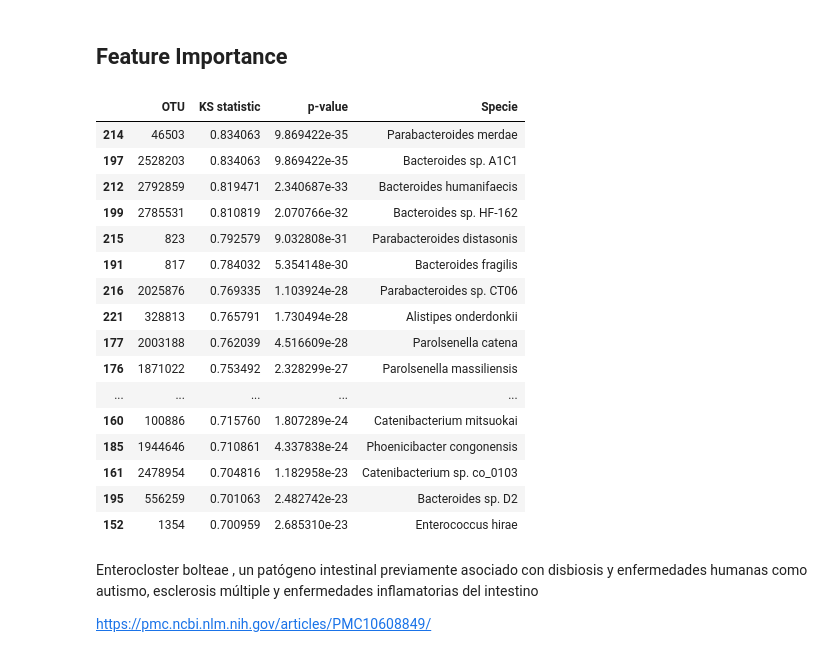
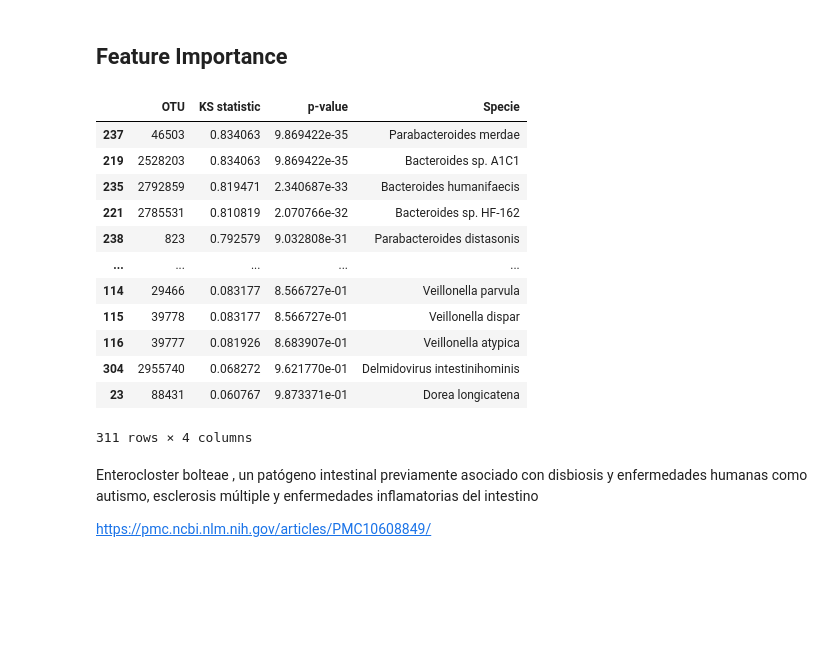
Before and after one commit to RafaPe/MX-Rural-Urban-Microbiome, a Jupyter notebook: notebooks/clutering_experiments.ipynb, the cells around one changed output. Saved outputs shown, nothing was run; the diff lists cells and outputs as text; code cells hidden in the pictures; blank space fills up the shorter version.

```diff
--- a/notebooks/clutering_experiments.ipynb
+++ b/notebooks/clutering_experiments.ipynb
@@ -101,7 +102,7 @@ The objective is to form meaningful clusters that align with the biological and
 # %%
 study = optuna.create_study(direction='maximize')
 
-study.optimize(lambda trial: optimization_function(trial, taxonomy, lifestyle), n_trials=1000)
+study.optimize(lambda trial: optimization_function(trial, taxonomy, lifestyle), n_trials=5000)
 study.trials_dataframe().to_csv('results.csv', index = False)
 
 print("Best Parameters:", study.best_params)
@@ -131,7 +132,7 @@ Best Score: 0.7296597712096574
 # %% [markdown]
 Initialized clustom clustering models with the best performing parameters and predicting the labels on the complete dataset
 # %%
-clustering = CustomClustering(algorithm = 'gaussian_mixture', filter_criteria = 'abundance', filter_threshold=2.3, n_components = 2, random_state=42)
+clustering = CustomClustering(algorithm = 'gaussian_mixture', filter_criteria = 'abundance', filter_threshold=1.8, n_components = 2, random_state=42)
 # %%
 clustering.fit(taxonomy)
 # %% [output]
@@ -201,23 +166,19 @@ feature_importance['Specie'] = specie
-# %%
-feature_importance.sort_values(by='KS statistic', ascending=False).head(20)
-# %% [output]
-|  | OTU | KS statistic | p-value | Specie |
-| 214 | 46503 | 0.834063 | 9.869422e-35 | Parabacteroides merdae |
-| 197 | 2528203 | 0.834063 | 9.869422e-35 | Bacteroides sp. A1C1 |
-| 212 | 2792859 | 0.819471 | 2.340687e-33 | Bacteroides humanifaecis |
-| 199 | 2785531 | 0.810819 | 2.070766e-32 | Bacteroides sp. HF-162 |
-| 215 | 823 | 0.792579 | 9.032808e-31 | Parabacteroides distasonis |
-| 191 | 817 | 0.784032 | 5.354148e-30 | Bacteroides fragilis |
-| 216 | 2025876 | 0.769335 | 1.103924e-28 | Parabacteroides sp. CT06 |
-| 221 | 328813 | 0.765791 | 1.730494e-28 | Alistipes onderdonkii |
-| 177 | 2003188 | 0.762039 | 4.516609e-28 | Parolsenella catena |
-| 176 | 1871022 | 0.753492 | 2.328299e-27 | Parolsenella massiliensis |
-| ... | ... | ... | ... | ... |
-| 160 | 100886 | 0.715760 | 1.807289e-24 | Catenibacterium mitsuokai |
-| 185 | 1944646 | 0.710861 | 4.337838e-24 | Phoenicibacter congonensis |
-| 161 | 2478954 | 0.704816 | 1.182958e-23 | Catenibacterium sp. co_0103 |
-| 195 | 556259 | 0.701063 | 2.482742e-23 | Bacteroides sp. D2 |
-| 152 | 1354 | 0.700959 | 2.685310e-23 | Enterococcus hirae |
+# %%
+get_feature_importance(taxonomy[list(clustering.selected_features_)], metadata)
+# %% [output]
+|  | OTU | KS statistic | p-value | Specie |
+| 237 | 46503 | 0.834063 | 9.869422e-35 | Parabacteroides merdae |
+| 219 | 2528203 | 0.834063 | 9.869422e-35 | Bacteroides sp. A1C1 |
+| 235 | 2792859 | 0.819471 | 2.340687e-33 | Bacteroides humanifaecis |
+| 221 | 2785531 | 0.810819 | 2.070766e-32 | Bacteroides sp. HF-162 |
+| 238 | 823 | 0.792579 | 9.032808e-31 | Parabacteroides distasonis |
+| ... | ... | ... | ... | ... |
+| 114 | 29466 | 0.083177 | 8.566727e-01 | Veillonella parvula |
+| 115 | 39778 | 0.083177 | 8.566727e-01 | Veillonella dispar |
+| 116 | 39777 | 0.081926 | 8.683907e-01 | Veillonella atypica |
+| 304 | 2955740 | 0.068272 | 9.621770e-01 | Delmidovirus intestinihominis |
+| 23 | 88431 | 0.060767 | 9.873371e-01 | Dorea longicatena |
+311 rows × 4 columns
 # %% [markdown]
  Enterocloster bolteae , un patógeno intestinal previamente asociado con disbiosis y enfermedades humanas como autismo, esclerosis múltiple y enfermedades inflamatorias del intestino
 
```
Also changed, not shown: parts of 23 cells of this notebook, 2 other files.
